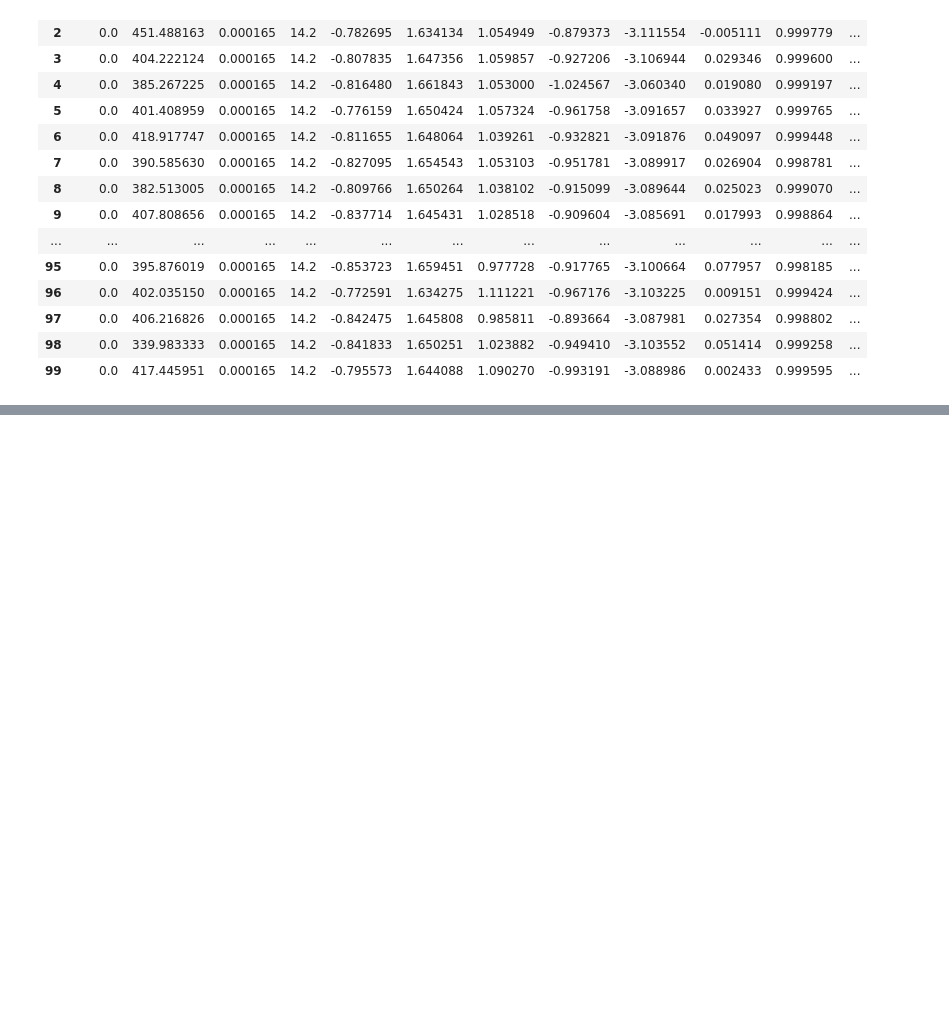
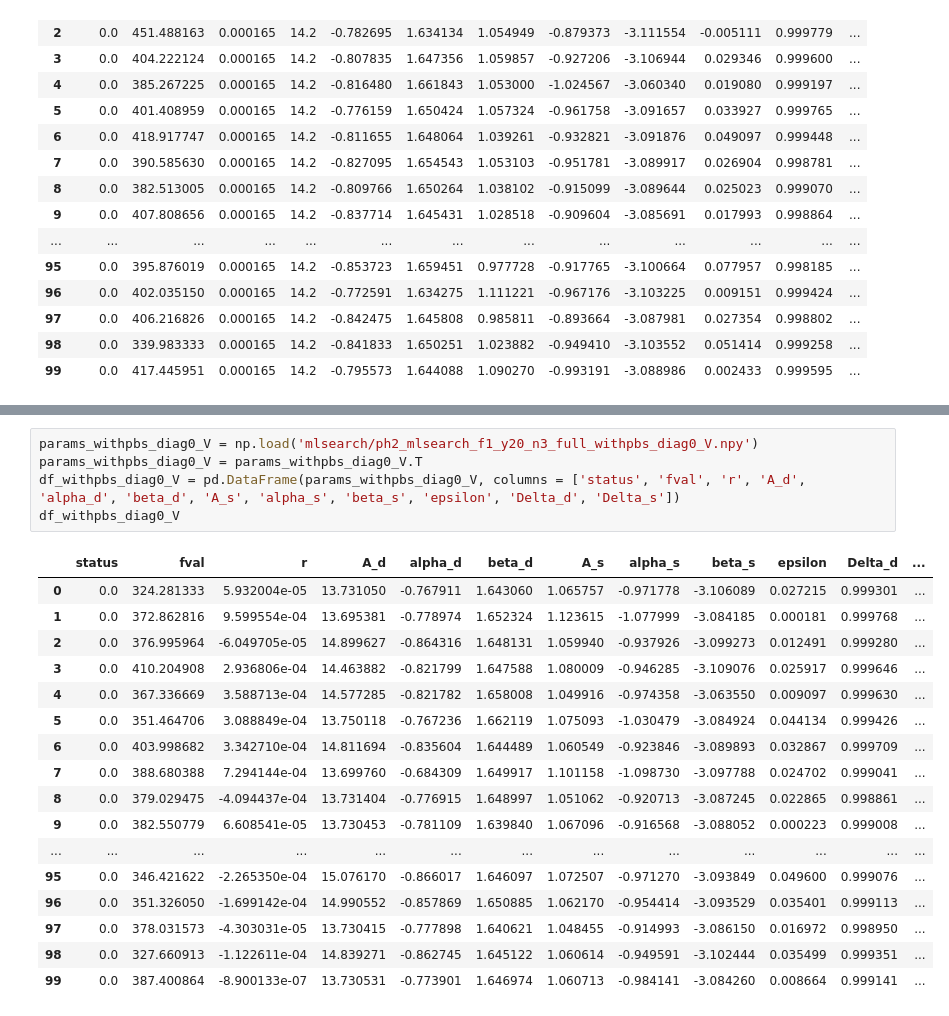
Before and after one commit to veronica-hoffman/s4bb, a Jupyter notebook: compare_params.ipynb, the cells around one changed output, grey strips where cells are left out. Cells and saved outputs as stored; diff of their text form; blank space fills up the shorter version.

Commit message:
diag0 runs update

```diff
--- a/compare_params.ipynb
+++ b/compare_params.ipynb
@@ -219,3 +219,26 @@ df_withpbs_fix_r_Ad_V_clean.describe()
 | 50% | 0.0 | 406.665193 | 1.650000e-04 | 14.2 | -0.807121 | 1.648988 | 1.051580 | -0.951256 | -3.091867 | 0.022931 | 0.999261 | ... |
 | 75% | 0.0 | 450.682473 | 1.650000e-04 | 14.2 | -0.783143 | 1.657483 | 1.076599 | -0.898062 | -3.083631 | 0.040152 | 0.999560 | ... |
 | max | 0.0 | 712.266984 | 1.650000e-04 | 14.2 | -0.689399 | 1.681181 | 1.219806 | -0.750445 | -3.059072 | 0.086218 | 1.000399 | ... |
+# %%
+params_withpbs_diag0_V = np.load('mlsearch/ph2_mlsearch_f1_y20_n3_full_withpbs_diag0_V.npy')
+params_withpbs_diag0_V = params_withpbs_diag0_V.T
+df_withpbs_diag0_V = pd.DataFrame(params_withpbs_diag0_V, columns = ['status', 'fval', 'r', 'A_d', 'alpha_d', 'beta_d', 'A_s', 'alpha_s', 'beta_s', 'epsilon', 'Delta_d', 'Delta_s'])
+df_withpbs_diag0_V
+# %% [output]
+|  | status | fval | r | A_d | alpha_d | beta_d | A_s | alpha_s | beta_s | epsilon | Delta_d | ... |
+| 0 | 0.0 | 324.281333 | 5.932004e-05 | 13.731050 | -0.767911 | 1.643060 | 1.065757 | -0.971778 | -3.106089 | 0.027215 | 0.999301 | ... |
+| 1 | 0.0 | 372.862816 | 9.599554e-04 | 13.695381 | -0.778974 | 1.652324 | 1.123615 | -1.077999 | -3.084185 | 0.000181 | 0.999768 | ... |
+| 2 | 0.0 | 376.995964 | -6.049705e-05 | 14.899627 | -0.864316 | 1.648131 | 1.059940 | -0.937926 | -3.099273 | 0.012491 | 0.999280 | ... |
+| 3 | 0.0 | 410.204908 | 2.936806e-04 | 14.463882 | -0.821799 | 1.647588 | 1.080009 | -0.946285 | -3.109076 | 0.025917 | 0.999646 | ... |
+| 4 | 0.0 | 367.336669 | 3.588713e-04 | 14.577285 | -0.821782 | 1.658008 | 1.049916 | -0.974358 | -3.063550 | 0.009097 | 0.999630 | ... |
+| 5 | 0.0 | 351.464706 | 3.088849e-04 | 13.750118 | -0.767236 | 1.662119 | 1.075093 | -1.030479 | -3.084924 | 0.044134 | 0.999426 | ... |
+| 6 | 0.0 | 403.998682 | 3.342710e-04 | 14.811694 | -0.835604 | 1.644489 | 1.060549 | -0.923846 | -3.089893 | 0.032867 | 0.999709 | ... |
+| 7 | 0.0 | 388.680388 | 7.294144e-04 | 13.699760 | -0.684309 | 1.649917 | 1.101158 | -1.098730 | -3.097788 | 0.024702 | 0.999041 | ... |
+| 8 | 0.0 | 379.029475 | -4.094437e-04 | 13.731404 | -0.776915 | 1.648997 | 1.051062 | -0.920713 | -3.087245 | 0.022865 | 0.998861 | ... |
+| 9 | 0.0 | 382.550779 | 6.608541e-05 | 13.730453 | -0.781109 | 1.639840 | 1.067096 | -0.916568 | -3.088052 | 0.000223 | 0.999008 | ... |
+| ... | ... | ... | ... | ... | ... | ... | ... | ... | ... | ... | ... | ... |
+| 95 | 0.0 | 346.421622 | -2.265350e-04 | 15.076170 | -0.866017 | 1.646097 | 1.072507 | -0.971270 | -3.093849 | 0.049600 | 0.999076 | ... |
+| 96 | 0.0 | 351.326050 | -1.699142e-04 | 14.990552 | -0.857869 | 1.650885 | 1.062170 | -0.954414 | -3.093529 | 0.035401 | 0.999113 | ... |
+| 97 | 0.0 | 378.031573 | -4.303031e-05 | 13.730415 | -0.777898 | 1.640621 | 1.048455 | -0.914993 | -3.086150 | 0.016972 | 0.998950 | ... |
+| 98 | 0.0 | 327.660913 | -1.122611e-04 | 14.839271 | -0.862745 | 1.645122 | 1.060614 | -0.949591 | -3.102444 | 0.035499 | 0.999351 | ... |
+| 99 | 0.0 | 387.400864 | -8.900133e-07 | 13.730531 | -0.773901 | 1.646974 | 1.060713 | -0.984141 | -3.084260 | 0.008664 | 0.999141 | ... |
```
Also changed, not shown: parts of 3 cells of this notebook, 2 other files.
